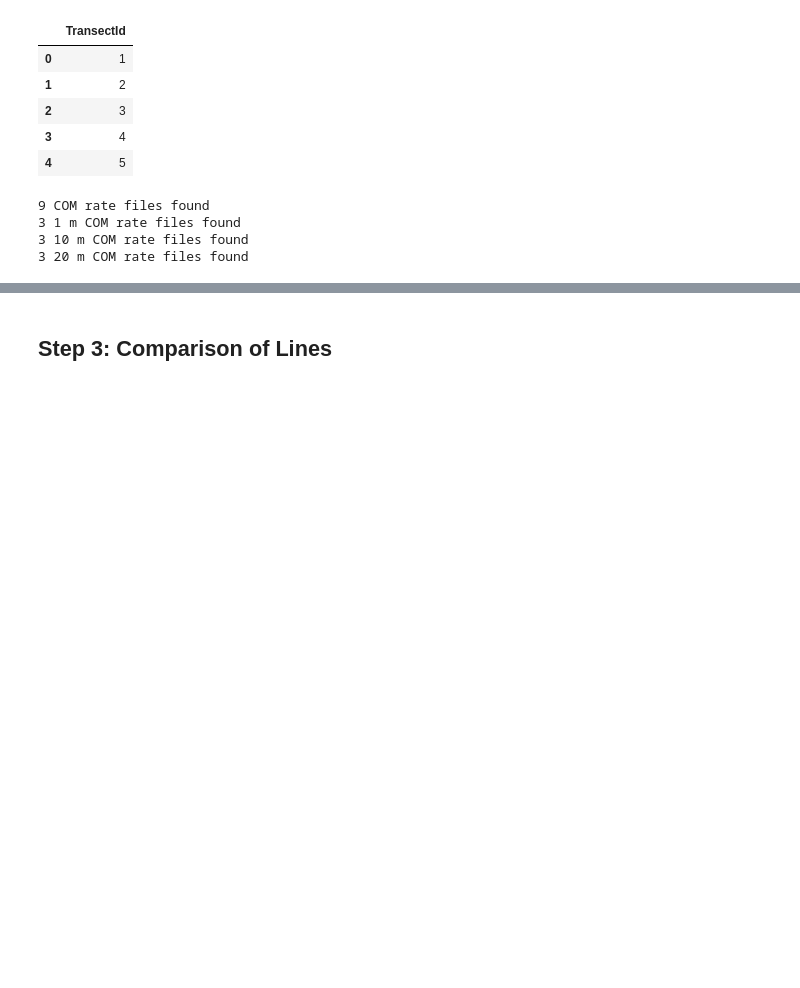
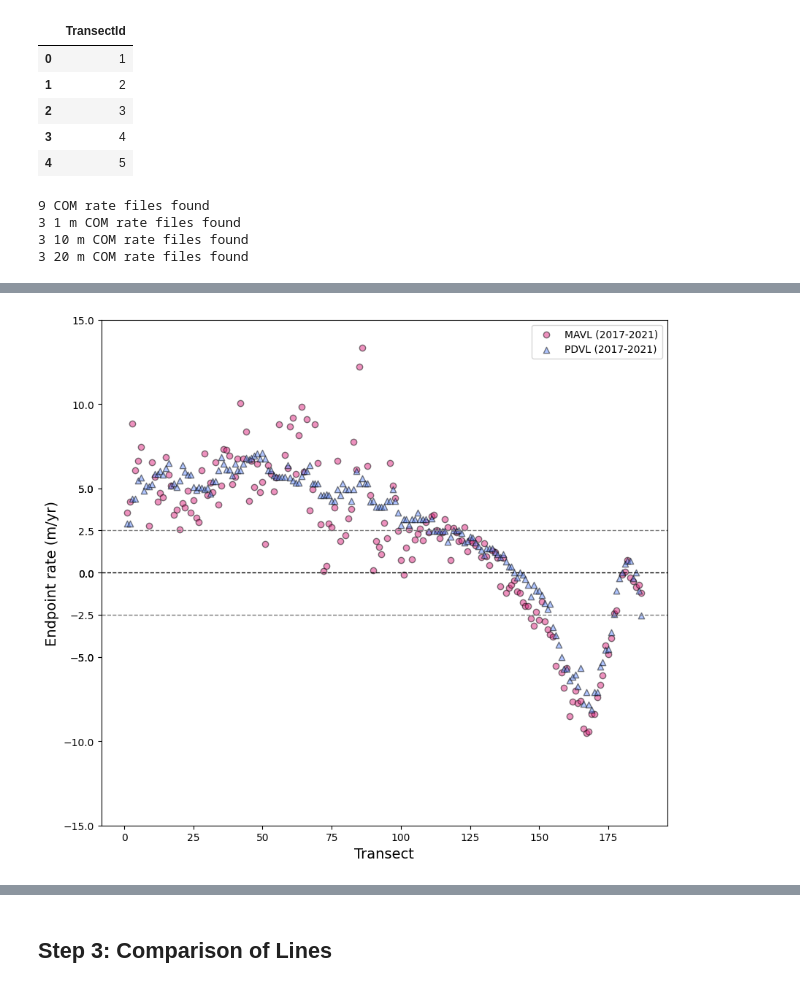
Before and after one commit to conorosully/sentinel2-vegetation-line, a Jupyter notebook: src/4_compare_erosion_rates_pl.ipynb, the cells around one changed output, grey strips where cells are left out. Drawn from its saved outputs; the diff is of its cells as text; code cells hidden in the pictures; blank space fills up the shorter version.

```diff
--- a/src/4_compare_erosion_rates_pl.ipynb
+++ b/src/4_compare_erosion_rates_pl.ipynb
@@ -131,0 +224,22 @@ Processing 2021
+# %%
+plt.figure(figsize=(10, 9))
+
+plt.scatter(rates['TransectId'], rates['MAVL_2017_2021'], label='MAVL (2017-2021)', marker='o',color=red,edgecolor='black',alpha=0.5)
+plt.scatter(rates['TransectId'], rates['PDVL_2017_2021'], label='PDVL (2017-2021)', marker='^',facecolor=blue,edgecolor='black',alpha=0.5)
+
+#add verticle line at 0
+plt.axhline(0, color='black', linestyle='--', linewidth=1)
+plt.axhline(-2.5, color='grey', linestyle='--', linewidth=1)
+plt.axhline(2.5, color='grey', linestyle='--', linewidth=1)
+
+plt.xlabel('Transect',size=14)
+plt.ylabel('Endpoint rate (m/yr)',size=14)
+plt.legend()
+
+# add y-ticks at [-5, -2.5, 0, 2.5, 5] in additional to all existing ticks
+plt.yticks(list(plt.yticks()[0]) + [-5, -2.5, 0, 2.5, 5])
+
+save_path = os.path.join(figure_path, "pdvl_fig17.tif")
+plt.savefig(save_path, dpi=400, bbox_inches='tight', format='tif')
+# %% [output]
+[figure, added]
```
Also changed, not shown: parts of 15 cells of this notebook, 8 other files.
